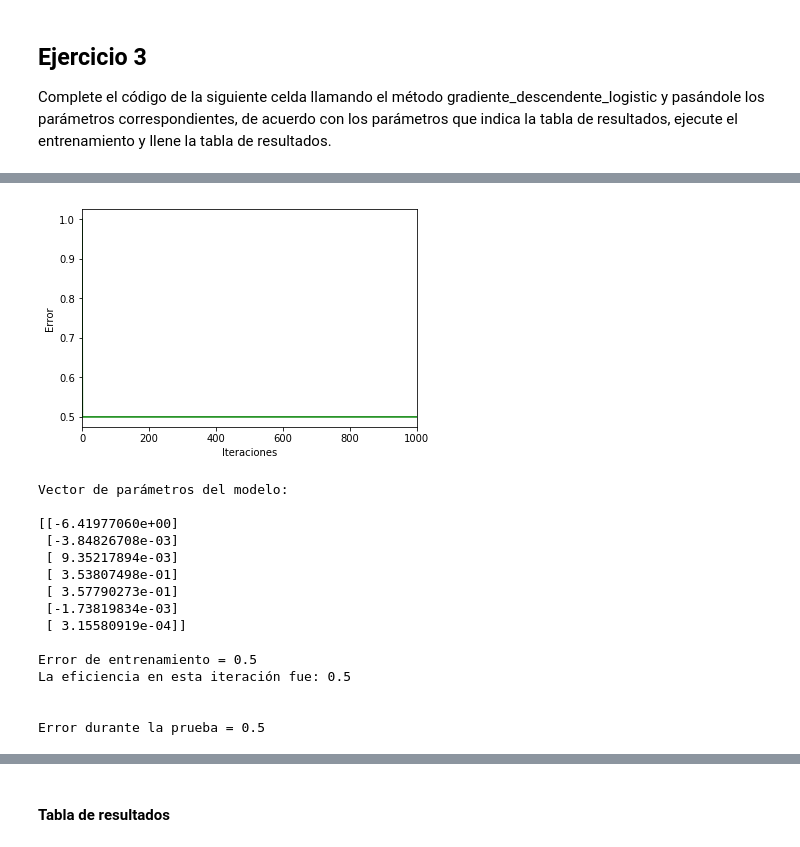
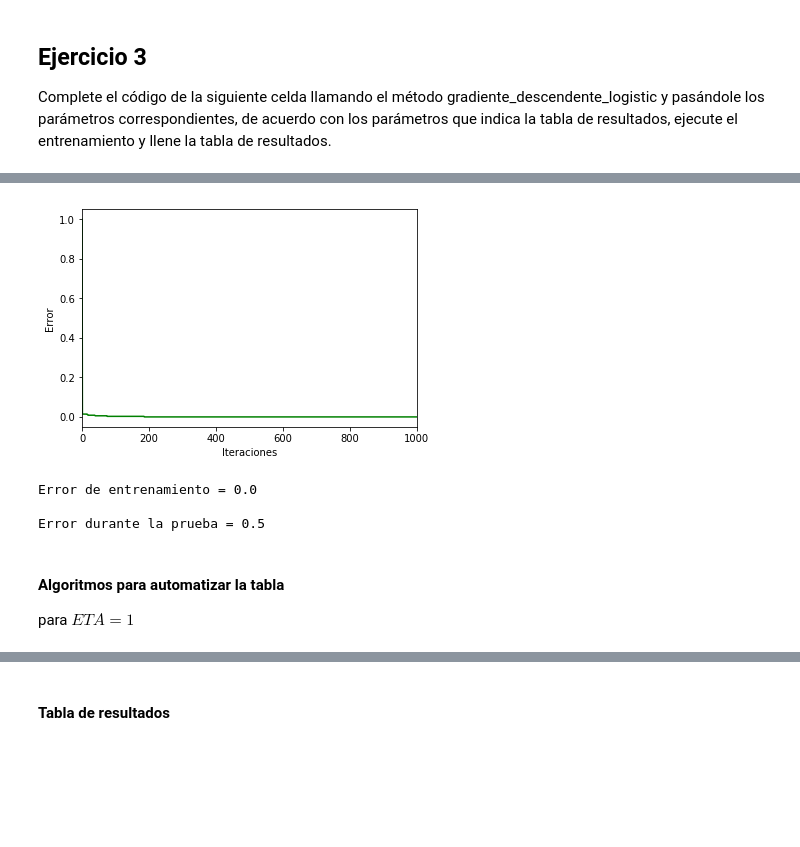
Before and after one commit to jaiderog/ML_IntroductoryCourse, a Jupyter notebook: Labs/Lab_1/Laboratorio_1_parte2.ipynb, the cells around one changed output, grey strips where cells are left out. Cells and saved outputs as stored; diff of their text form; code cells hidden in the pictures; blank space fills up the shorter version.

Commit message:
tabla llena y actualizacion de w ready

```diff
--- a/Labs/Lab_1/Laboratorio_1_parte2.ipynb
+++ b/Labs/Lab_1/Laboratorio_1_parte2.ipynb
@@ -230,36 +247,40 @@ Complete el código de la siguiente celda llamando el método gradiente_descende
 # %%
 from numpy import random
 import math
-N = np.size(X,0)
 
-# #Se modifica la matriz de datos original de acuerdo al grado del polinomio ingresado para el modelo
-grado = 3
-X2 = potenciaPolinomio(X,grado)
+def trainMethod(grado,eta,isShowGraph = True):
+    N = np.size(X,0)
 
-#Dejamos algunas muestras para el proceso de entrenamiento y otras para evaluar qué tan bueno fue el aprendizaje del modelo
-random.seed(1)
-ind=np.random.permutation(N)
-Xtrain = X2[ind[0:int(math.ceil(0.7*N))],:]
-Xtest = X2[ind[int(math.ceil(0.7*N)):N],:]
-Ytrain = Y[ind[0:int(math.ceil(0.7*N))]]
-Ytest = Y[ind[int(math.ceil(0.7*N)):N]]
+    # #Se modifica la matriz de datos original de acuerdo al grado del polinomio ingresado para el modelo
+    #grado = 3
+    X2 = potenciaPolinomio(X,grado)
 
-#Normalizamos los datos
-media = np.mean(Xtrain)
-desvia = np.std(Xtrain)
-Xtrain = stats.stats.zscore(Xtrain)
-Xtest = (Xtest - np.matlib.repmat(media, Xtest.shape[0], 1))/np.matlib.repmat(desvia, Xtest.shape[0], 1)
+    #Dejamos algunas muestras para el proceso de entrenamiento y otras para evaluar qué tan bueno fue el aprendizaje del modelo
+    random.seed(1)
+    ind=np.random.permutation(N)
+    Xtrain = X2[ind[0:int(math.ceil(0.7*N))],:]
+    Xtest = X2[ind[int(math.ceil(0.7*N)):N],:]
+    Ytrain = Y[ind[0:int(math.ceil(0.7*N))]]
+    Ytest = Y[ind[int(math.ceil(0.7*N)):N]]
 
-eta = 1
+    #Normalizamos los datos
+    media = np.mean(Xtrain)
+    desvia = np.std(Xtrain)
+    Xtrain = stats.stats.zscore(Xtrain)
+    Xtest = (Xtest - np.matlib.repmat(media, Xtest.shape[0], 1))/np.matlib.repmat(desvia, Xtest.shape[0], 1)
 
-#Complete la siguiente línea de código llamando el método gradiente_descendente con sus respectivos argumentos
-W = gradiente_descendente_logistic(Xtrain, Ytrain, grado, eta)
+    #eta = 1
 
-#Evaluamos las predicciones del modelo con los datos de test
-unos = np.array([np.ones(np.size(Xtest,0))])
-Xtest2 = np.concatenate((unos.T, Xtest), axis=1)
-Xtest2 = Xtest2.reshape(np.size(Xtest2,0),np.size(Xtest2,1))
-Yest = logistic_regression(Xtest2, W)
-Error = error_logistic(Yest,Ytest)
-print('\nError durante la prueba = ' + str(Error))
+    #Complete la siguiente línea de código llamando el método gradiente_descendente con sus respectivos argumentos
+    W = gradiente_descendente_logistic(Xtrain, Ytrain, grado, eta, isShowGraph)
+
+    #Evaluamos las predicciones del modelo con los datos de test
+    unos = np.array([np.ones(np.size(Xtest,0))])
+    Xtest2 = np.concatenate((unos.T, Xtest), axis=1)
+    Xtest2 = Xtest2.reshape(np.size(Xtest2,0),np.size(Xtest2,1))
+    Yest = logistic_regression(Xtest2, W)
+    Error = error_logistic(Yest,Ytest)
+    print('\nError durante la prueba = ' + str(Error))
+
+trainMethod(3,1) # grado: 3  eta:1
 # %% [output]
@@ -283,16 +297,8 @@ La eficiencia en esta iteración fue: 0.5
-[figure, old version]
+[figure, new version]
-Vector de parámetros del modelo:
-
-[[-6.41977060e+00]
- [-3.84826708e-03]
- [ 9.35217894e-03]
- [ 3.53807498e-01]
- [ 3.57790273e-01]
- [-1.73819834e-03]
- [ 3.15580919e-04]]
-
-Error de entrenamiento = 0.5
-La eficiencia en esta iteración fue: 0.5
-
+Error de entrenamiento = 0.0
 
 Error durante la prueba = 0.5
+# %% [markdown]
+#### Algoritmos para automatizar la tabla
+
+para $ETA = 1$
```
Also changed, not shown: parts of 13 cells of this notebook, 2 other files.
